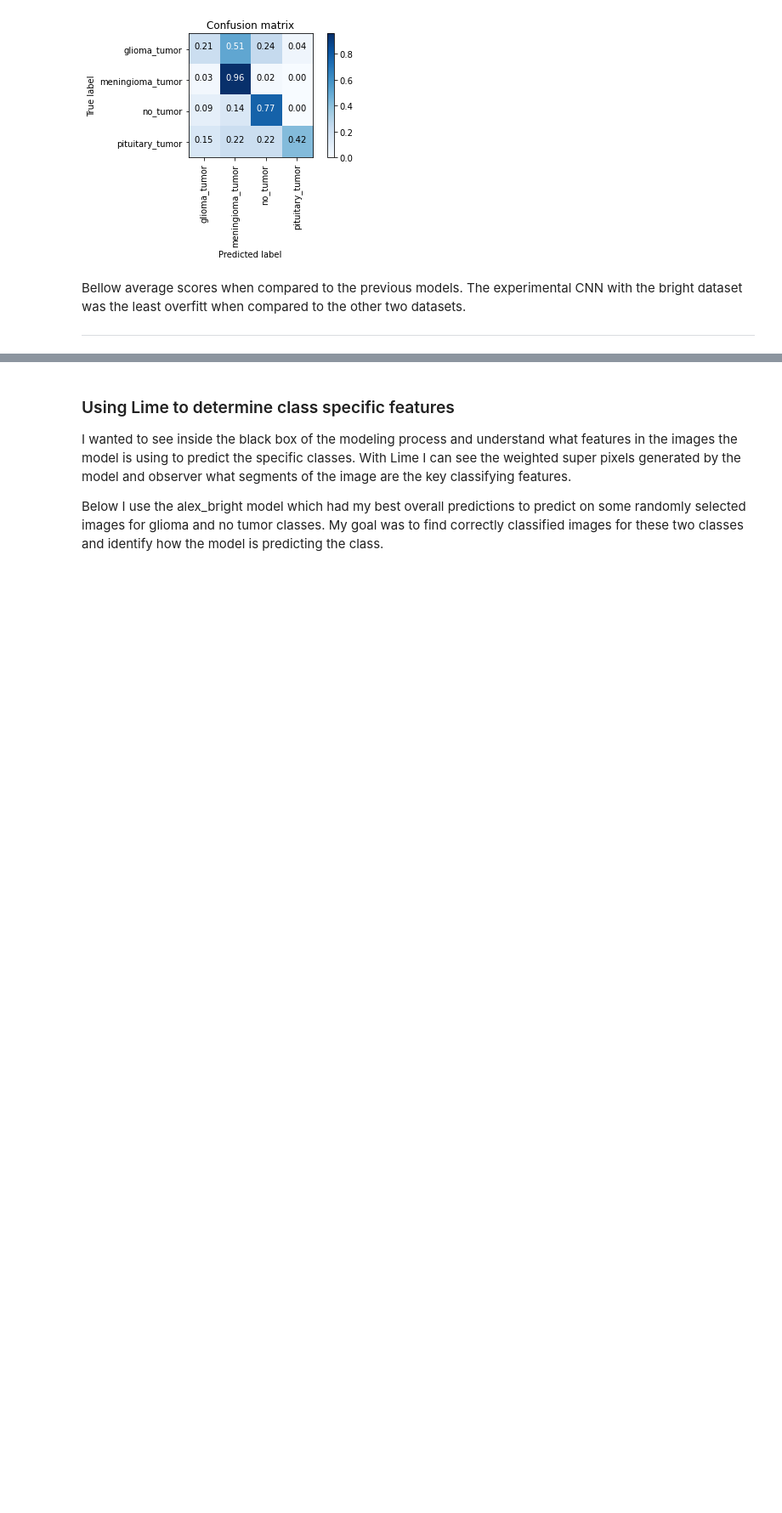
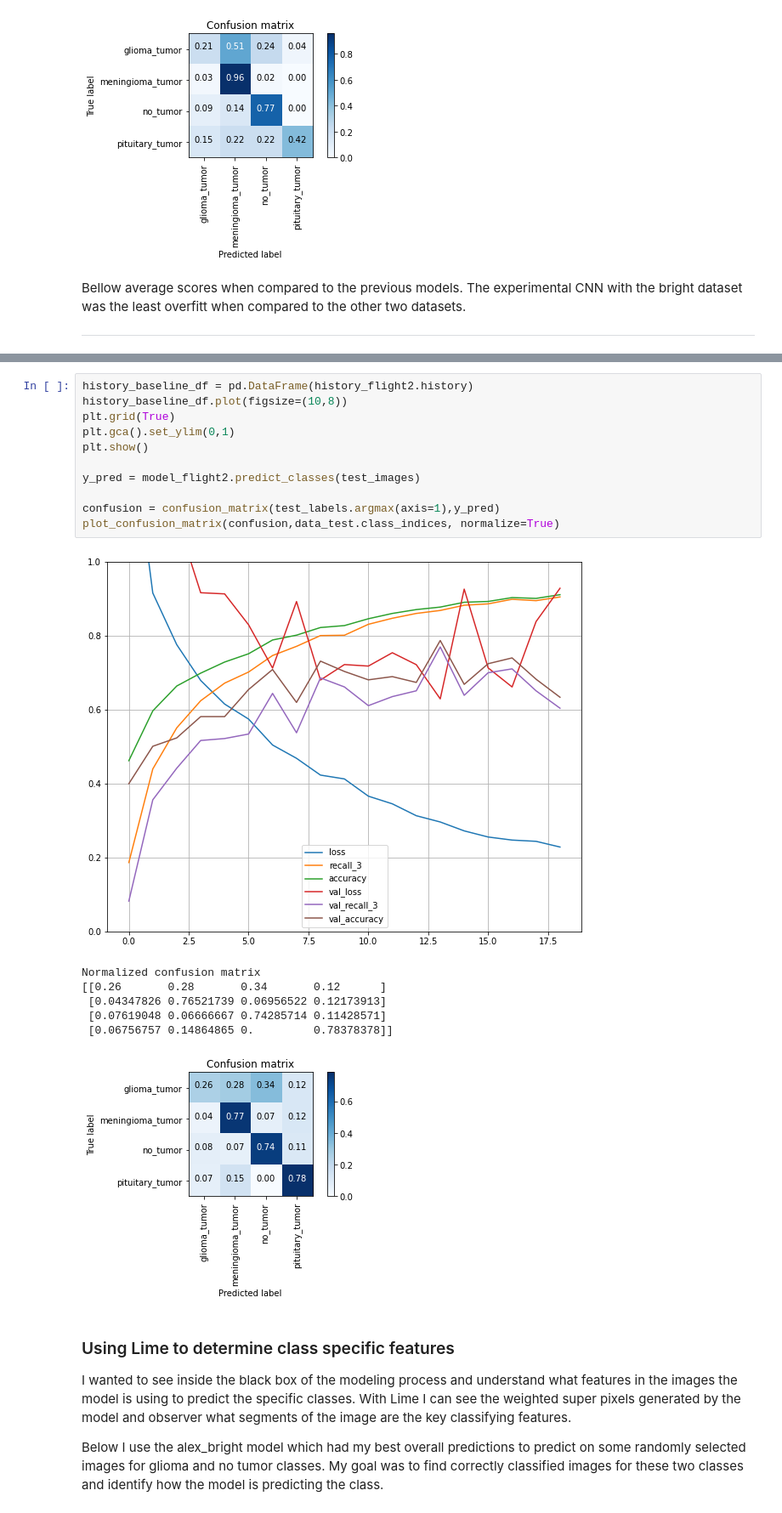
Before and after one commit to Jacobheyman702/Brain_tumor_classifer, a Jupyter notebook: MRI_Image_CNN's.ipynb, the cells around one changed output, grey strips where cells are left out. Shown at 85% size. Cells and saved outputs as stored; diff of their text form; blank space fills up the shorter version.

```diff
--- a/MRI_Image_CNN's.ipynb
+++ b/MRI_Image_CNN's.ipynb
@@ -1587,3 +1679,22 @@ Epoch 4/40
+# %%
+history_baseline_df = pd.DataFrame(history_flight2.history)
+history_baseline_df.plot(figsize=(10,8))
+plt.grid(True)
+plt.gca().set_ylim(0,1)
+plt.show()
+
+y_pred = model_flight2.predict_classes(test_images)
+
+confusion = confusion_matrix(test_labels.argmax(axis=1),y_pred)
+plot_confusion_matrix(confusion,data_test.class_indices, normalize=True)
+# %% [output]
+[figure, added]
+Normalized confusion matrix
+[[0.26       0.28       0.34       0.12      ]
+ [0.04347826 0.76521739 0.06956522 0.12173913]
+ [0.07619048 0.06666667 0.74285714 0.11428571]
+ [0.06756757 0.14864865 0.         0.78378378]]
+[figure, added]
 # %% [markdown]
 ### Using Lime to determine class specific features
 
```
Also changed, not shown: parts of 3 cells of this notebook.
